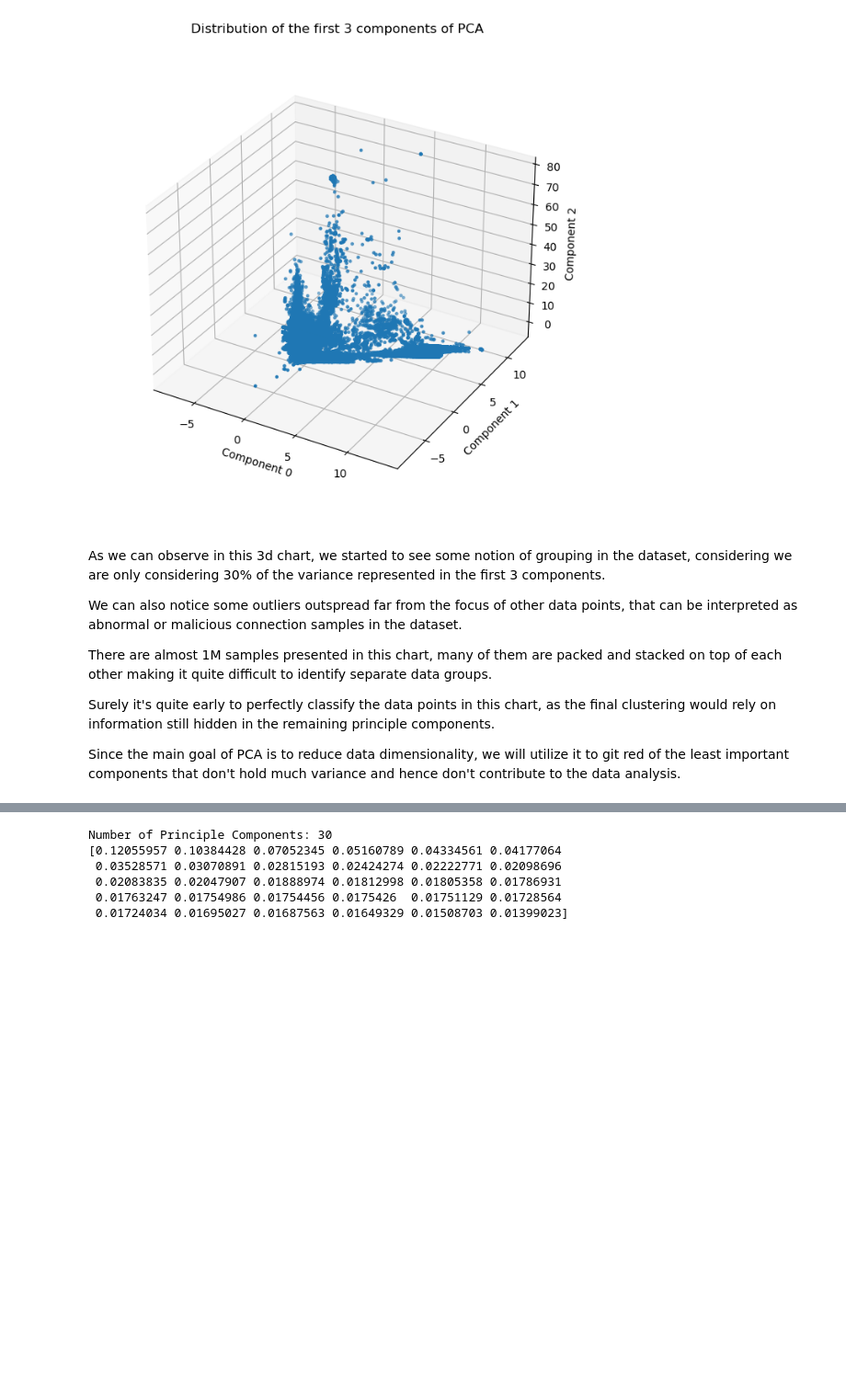
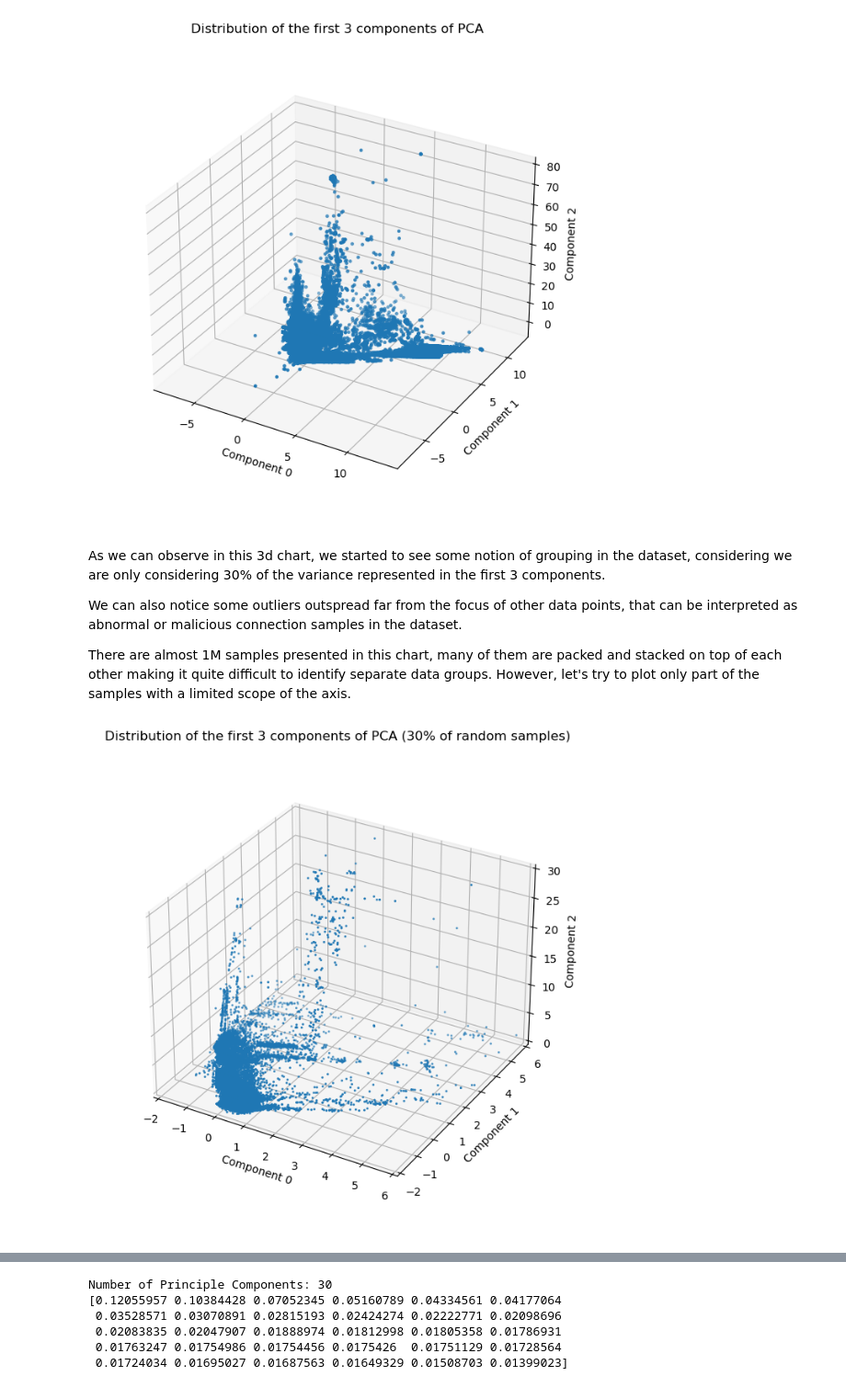
Before and after one commit to sinanw/ml-clustering-intrusion-detection, a Jupyter notebook: notebooks/3-data-analysis.ipynb, the cells around one changed output, grey strips where cells are left out. Shown at 92% size. Saved outputs shown, nothing was run; the diff lists cells and outputs as text; code cells hidden in the pictures; blank space fills up the shorter version.

```diff
--- a/notebooks/3-data-analysis.ipynb
+++ b/notebooks/3-data-analysis.ipynb
@@ -112,8 +120,45 @@ As we can observe in this 3d chart, we started to see some notion of grouping in
 
 We can also notice some outliers outspread far from the focus of other data points, that can be interpreted as abnormal or malicious connection samples in the dataset.
 
-There are almost 1M samples presented in this chart, many of them are packed and stacked on top of each other making it quite difficult to identify separate data groups.
-
-Surely it's quite early to perfectly classify the data points in this chart, as the final clustering would rely on information still hidden in the remaining principle components.
-
-Since the main goal of PCA is to reduce data dimensionality, we will utilize it to git red of the least important components that don't hold much variance and hence don't contribute to the data analysis.
+There are almost 1M samples presented in this chart, many of them are packed and stacked on top of each other making it quite difficult to identify separate data groups. However, let's try to plot only part of the samples with a limited scope of the axis.
+# %%
+# Randomly sample a fraction of the data
+sample_fraction = 0.3
+data_pca_all_sampled = data_pca_all.sample(frac=sample_fraction)
+
+# Define limits for the plot
+x_limit = [-2, 6]
+y_limit = [-2, 6]
+z_limit = [0, 30]
+
+# Filter data based on limits
+data_pca_all_filtered = data_pca_all_sampled[
+    (data_pca_all_sampled['pca0'] >= x_limit[0]) & (data_pca_all_sampled['pca0'] <= x_limit[1]) &
+    (data_pca_all_sampled['pca1'] >= y_limit[0]) & (data_pca_all_sampled['pca1'] <= y_limit[1]) &
+    (data_pca_all_sampled['pca2'] >= z_limit[0]) & (data_pca_all_sampled['pca2'] <= z_limit[1])
+]
+
+# Create a 3D scatter plot
+fig = plt.figure(figsize = (8, 8))
+ax = plt.axes(projection ="3d")
+
+# Scatter plot with filtered data
+ax.scatter3D(data_pca_all_filtered["pca0"], data_pca_all_filtered["pca1"], data_pca_all_filtered["pca2"], marker='.', s=5)
+
+# Set title for the plot
+plt.title("Distribution of the first 3 components of PCA (30% of random samples)")
+
+# Set labels for axes
+ax.set_xlabel("Component 0")
+ax.set_ylabel("Component 1")
+ax.set_zlabel("Component 2")
+
+# Set limits for the plot
+ax.set_xlim(x_limit)
+ax.set_ylim(y_limit)
+ax.set_zlim(z_limit)
+
+ax.set_box_aspect(aspect=None, zoom=.9)
+plt.show()
+# %% [output]
+[figure, added]
```
Also changed, not shown: parts of 10 cells of this notebook.
